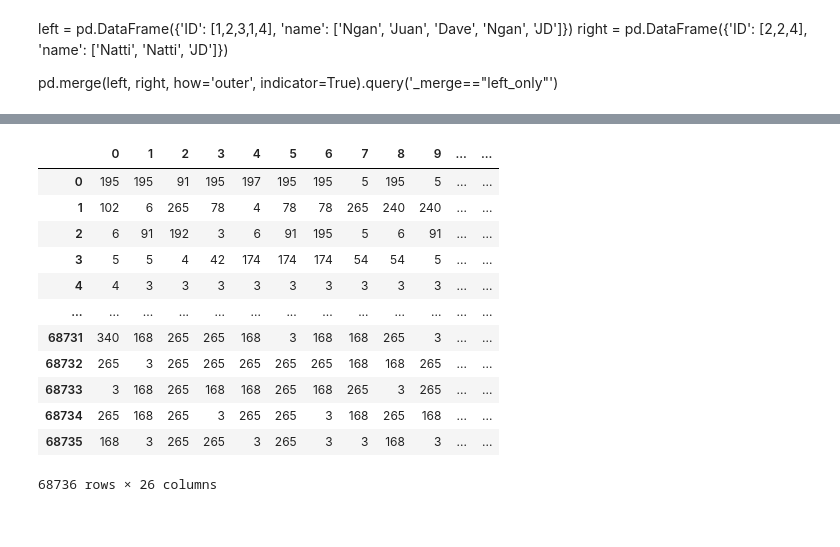
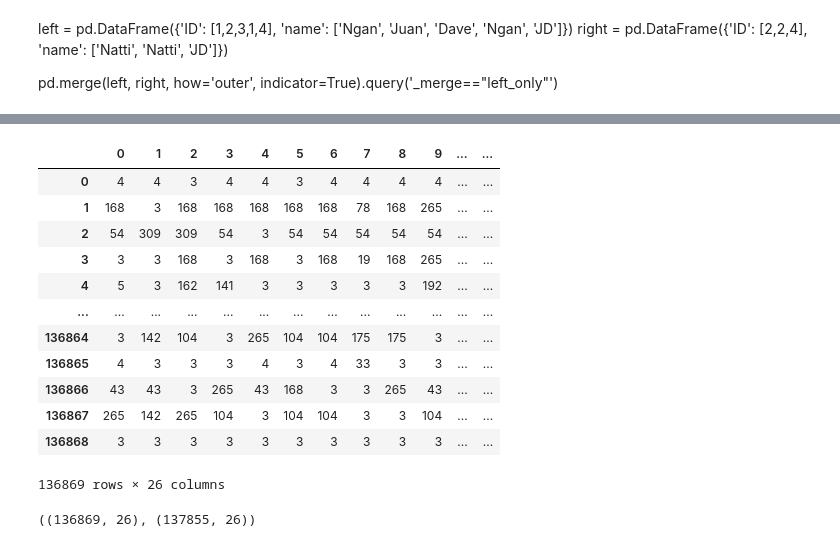
Before and after one commit to NganTran-0017/HIDS, a Jupyter notebook: HIDS_Data_Processing.ipynb, the cells around one changed output, grey strips where cells are left out. Saved outputs shown, nothing was run; the diff lists cells and outputs as text; code cells hidden in the pictures.

Commit message:
Update to save the entire testing set as unclean, then clean it and save as clean testing set

```diff
--- a/HIDS_Data_Processing.ipynb
+++ b/HIDS_Data_Processing.ipynb
@@ -367,7 +325,7 @@ def parse_seq(seq_per_pid):
     token = word_tokenize(row['Syscall Sequence'])  # Tokenize the string of sequence
 
     # Parse the sequence into length of 15
-    sequences=sequences.append(list(nltk.ngrams(token, SEQ_WINDOW, pad_right=True, right_pad_symbol=-1)))
+    sequences=sequences.append(list(nltk.ngrams(token, 25, pad_right=True, right_pad_symbol=-1)))
     #print('PID %d - seq len: %d'% (p, len(sequences)))
   return sequences
 
@@ -659,7 +561,10 @@ def separate_two_classes (data):
   intrusion_class.drop(columns = 'Label', inplace = True)
   return normal_class, intrusion_class
 
-test_clean_normal, test_clean_intrusion = separate_two_classes(test_clean)
+x_test = independent_test.copy()
+test_normal, test_intrusion = separate_two_classes(x_test)
+print('Before cleaning:', x_test.shape)
+test_clean_normal, test_clean_intrusion = clean_data(test_normal, test_intrusion)
 # %% [output]
 A value is trying to be set on a copy of a slice from a DataFrame
 
@@ -684,2 +579,0 @@ Normal sz: 24117  Intrusion sz: 44592
-# %%
-test_clean_normal, test_clean_intrusion = clean_data(test_clean_normal, test_clean_intrusion)
@@ -726,26 +580,28 @@ test_clean_intrusion
 # %%
 # Add label back to data
 test_clean_normal['Label'] = 0
 test_clean_intrusion['Label'] = 1
 test_clean = test_clean_normal.append(test_clean_intrusion, ignore_index= True)
-
+test_clean = test_clean.sample(frac=1).reset_index(drop=True) #Shuffle data
 test_clean
-## Save Train, Test Clean and Test Unclean data
-# Save cleaned train and test sets
 # %% [output]
 |  | 0 | 1 | 2 | 3 | 4 | 5 | 6 | 7 | 8 | 9 | ... | ... |
-| 0 | 195 | 195 | 91 | 195 | 197 | 195 | 195 | 5 | 195 | 5 | ... | ... |
-| 1 | 102 | 6 | 265 | 78 | 4 | 78 | 78 | 265 | 240 | 240 | ... | ... |
-| 2 | 6 | 91 | 192 | 3 | 6 | 91 | 195 | 5 | 6 | 91 | ... | ... |
-| 3 | 5 | 5 | 4 | 42 | 174 | 174 | 174 | 54 | 54 | 5 | ... | ... |
-| 4 | 4 | 3 | 3 | 3 | 3 | 3 | 3 | 3 | 3 | 3 | ... | ... |
+| 0 | 4 | 4 | 3 | 4 | 4 | 3 | 4 | 4 | 4 | 4 | ... | ... |
+| 1 | 168 | 3 | 168 | 168 | 168 | 168 | 168 | 78 | 168 | 265 | ... | ... |
+| 2 | 54 | 309 | 309 | 54 | 3 | 54 | 54 | 54 | 54 | 54 | ... | ... |
+| 3 | 3 | 3 | 168 | 3 | 168 | 3 | 168 | 19 | 168 | 265 | ... | ... |
+| 4 | 5 | 3 | 162 | 141 | 3 | 3 | 3 | 3 | 3 | 192 | ... | ... |
 | ... | ... | ... | ... | ... | ... | ... | ... | ... | ... | ... | ... | ... |
-| 68731 | 340 | 168 | 265 | 265 | 168 | 3 | 168 | 168 | 265 | 3 | ... | ... |
-| 68732 | 265 | 3 | 265 | 265 | 265 | 265 | 265 | 168 | 168 | 265 | ... | ... |
-| 68733 | 3 | 168 | 265 | 168 | 168 | 265 | 168 | 265 | 3 | 265 | ... | ... |
-| 68734 | 265 | 168 | 265 | 3 | 265 | 265 | 3 | 168 | 265 | 168 | ... | ... |
-| 68735 | 168 | 3 | 265 | 265 | 3 | 265 | 3 | 3 | 168 | 3 | ... | ... |
+| 136864 | 3 | 142 | 104 | 3 | 265 | 104 | 104 | 175 | 175 | 3 | ... | ... |
+| 136865 | 4 | 3 | 3 | 3 | 4 | 3 | 4 | 33 | 3 | 3 | ... | ... |
+| 136866 | 43 | 43 | 3 | 265 | 43 | 168 | 3 | 3 | 265 | 43 | ... | ... |
+| 136867 | 265 | 142 | 265 | 104 | 3 | 104 | 104 | 3 | 3 | 104 | ... | ... |
+| 136868 | 3 | 3 | 3 | 3 | 3 | 3 | 3 | 3 | 3 | 3 | ... | ... |
-68736 rows × 26 columns
+136869 rows × 26 columns
+# %%
+test_clean.shape, x_test.shape
+# %% [output]
+((136869, 26), (137855, 26))
 # %%
 x_train.to_csv('train.csv', index=False)
 test_clean.to_csv('test_clean.csv', index=False)
```
Also changed, not shown: parts of 18 cells of this notebook.
